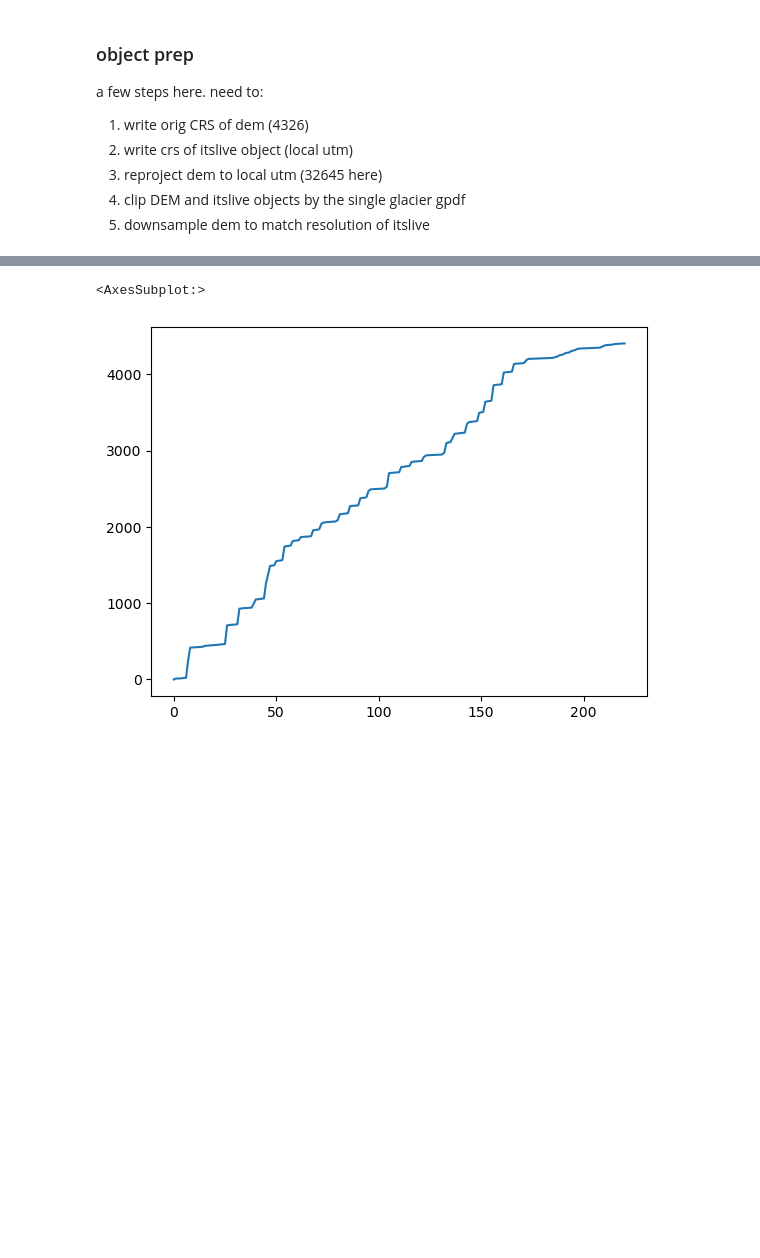
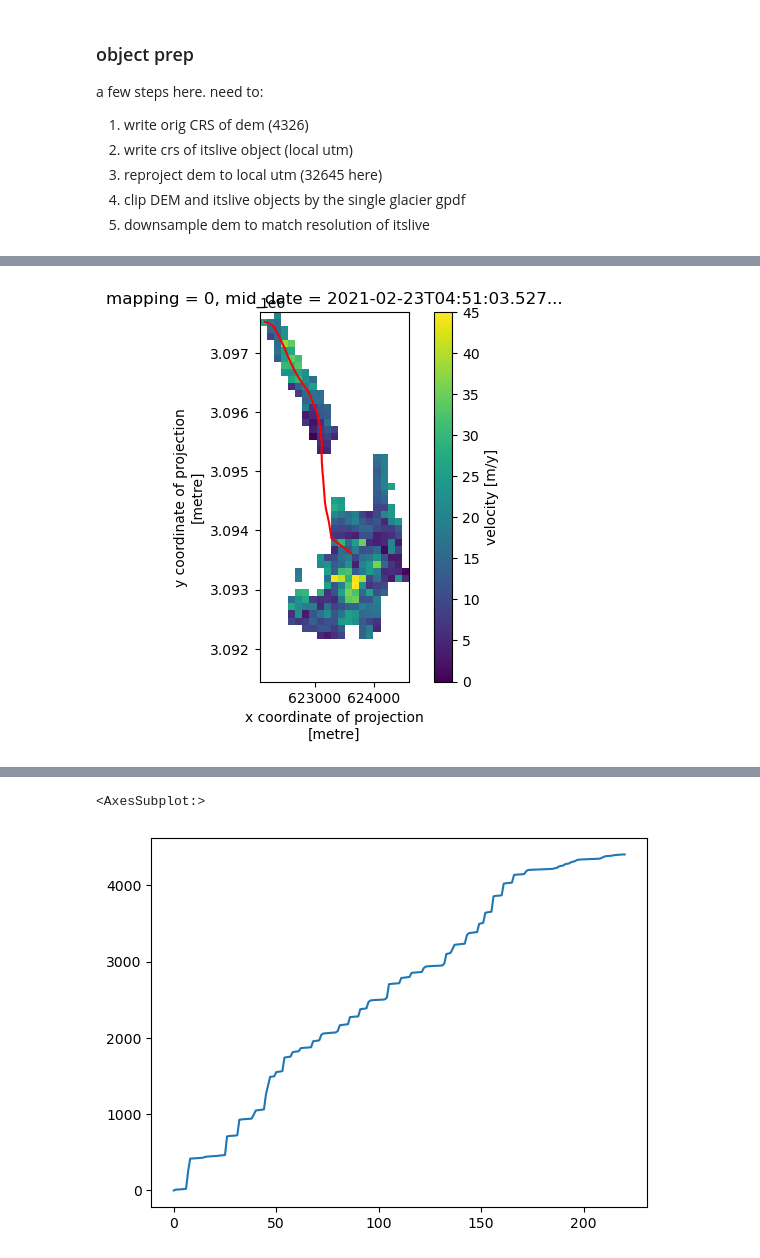
Before and after one commit to e-marshall/itslive_velocity, a Jupyter notebook: flowlines.ipynb, the cells around one changed output, grey strips where cells are left out. Cells and saved outputs as stored; diff of their text form; code cells hidden in the pictures; blank space fills up the shorter version.

```diff
--- a/flowlines.ipynb
+++ b/flowlines.ipynb
@@ -130,7 +192,3 @@ sa_east_centerlines.head()
 | 2 | G102041E29997N | 1 | 890.0 | 890.0 | 5103 | 488.0 | 402.0 | LINESTRING (1063609.564 382931.40... |
 | 3 | G102050E29962N | 1 | 2406.0 | 2406.0 | 4978 | 961.0 | 1444.0 | LINESTRING (1065455.354 379766.93... |
 | 4 | G102044E30025N | 1 | 1347.0 | 1149.0 | 5008 | 799.0 | 548.0 | MULTILINESTRING ((1063293.156 385... |
-# %%
-a = rgi_sub.loc[rgi_sub['GLIMSId'] == 'G088251E27968N']['GLIMSId']
-a = a.values
-a[0]
@@ -149,9 +204,10 @@ sa_east_centerlines.loc[sa_east_centerlines['GLIMS_ID'] == a[0]]
 # %%
 class IndGlacier:
 
-    def __init__(self, rgi_id, dem, itslive, centerLine=None, ablationLine = None, lowestPoint = None):
+    def __init__(self, rgi_id, rgi_outline, dem, itslive, centerLine=None, ablationLine = None, lowestPoint = None):
 
         self.rgi_id = rgi_id
+        self.rgi_outline = rgi_outline
         self.dem = dem
         self.itslive = itslive
         self.centerLine = centerLine
@@ -186,3 +242,29 @@ class IndGlacier:
             dist_profile, geometry= geometry)
 
         return gdf
+
+    def interp_flowline(self):
+
+        flowline = self.flowline
+        #add more cols to the flowline object
+        flowline['ind_dist'] = flowline['distance'].diff()
+        flowline['x_diff'] = flowline['x_coords'].diff()
+        flowline['y_diff'] = flowline['y_coords'].diff()
+
+        # 'downsample' remove points closer to one another than 50 meters
+        #flowline_downsamp = flowline.loc[flowline['ind_dist'] >= 50]
+        # ^^^^ should I downsample or not? turns out that wasn't the memory issue so don't need to
+
+        #make list of tuples of flowline coords
+        flowline_points_ls = [(flowline['x_coords'].iloc[row], flowline['y_coords'].iloc[row]) for row in range(len(flowline))]
+        #list into array
+        flowline_points = np.array(flowline_points_ls)
+        #make xr objects of x and y coordinates with a new dimension 'points'
+        x = xr.DataArray(flowline_points[:,0], dims = 'points')
+        y = xr.DataArray(flowline_points[:,1], dims = 'points')
+        #make new xr object that is velocity data interpolated onto the points
+        interp_points = g10463.itslive.interp(x=x, y=y)
+        #reverse index so that first points are terminus, last are end of ablation zone
+        interp_points = interp_points.reindex(points = list(reversed(interp_points.points)))
+
+        return interp_points
@@ -211,6 +321,7 @@ def ind_glacier_data_prep(rgi_id, rgi_full, itslive_dc, dem_obj, centerlines, ab
     #extract glims id - will use to extract centerlines
     glims_id = single_rgi['GLIMSId'].values
 
+
     #clip dem and itslive
     dem_clip = dem_obj.rio.clip(single_rgi.geometry, dem_obj.rio.crs).squeeze()
     itslive_clip = itslive_dc.rio.clip(single_rgi.geometry, itslive_dc.rio.crs)
@@ -221,11 +332,14 @@ def ind_glacier_data_prep(rgi_id, rgi_full, itslive_dc, dem_obj, centerlines, ab
     ablationline = ablationlines.loc[ablationlines['GLIMS_ID'] == glims_id[0]].to_crs(utm_code)
     lowestpoint = lowestpoints.loc[lowestpoints['GLIMS_ID'] == glims_id[0]].to_crs(utm_code)
 
+    #flowline object
+
     #centerline = centerline.to_crs(utm_code)
     #ablationline = ablationline.to_crs(utm_code)
     #lowestpoint = lowestpoints.to_crs(
 
     #creat object of IndGlacier class
-    glacier = IndGlacier(rgi_id, dem_clip_downsamp, itslive_clip, centerline, ablationline, lowestpoint)
+    rgi_outline = single_rgi
+    glacier = IndGlacier(rgi_id, rgi_outline, dem_clip_downsamp, itslive_clip, centerline, ablationline, lowestpoint)
 
     return glacier
@@ -275,0 +403,5 @@ flowline
+# %%
+fig, ax = plt.subplots()
+g10463.itslive.v.isel(mid_date=100).plot(ax=ax)
+g10463.ablationLine.plot(ax=ax, color='red')
+# %% [output]
@@ -275,0 +409 @@ flowline
+[figure, added]
```
Also changed, not shown: parts of 59 cells of this notebook.
